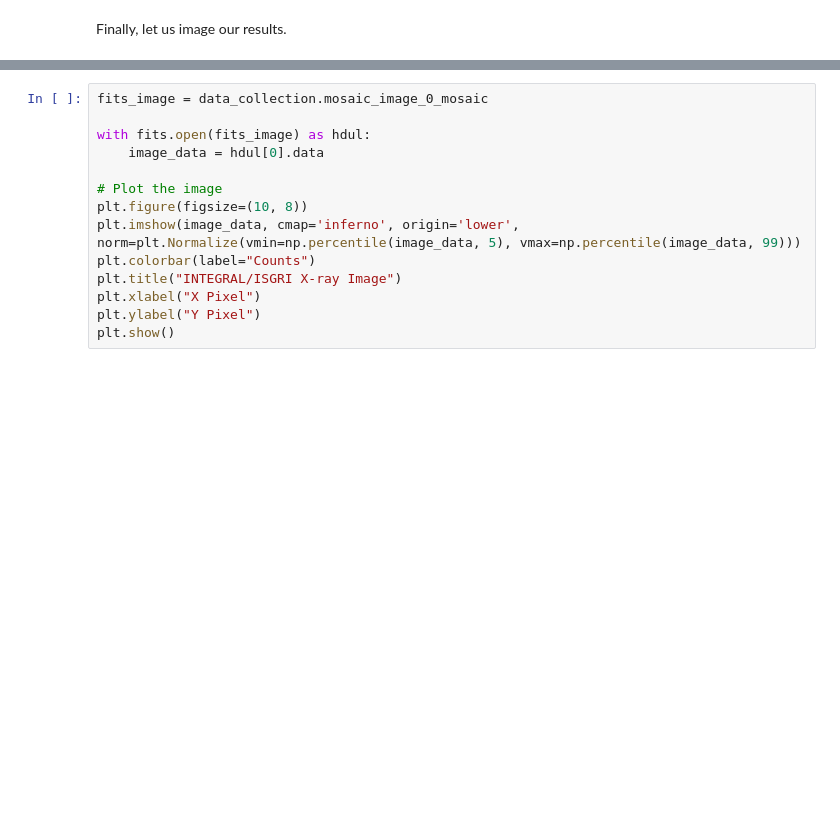
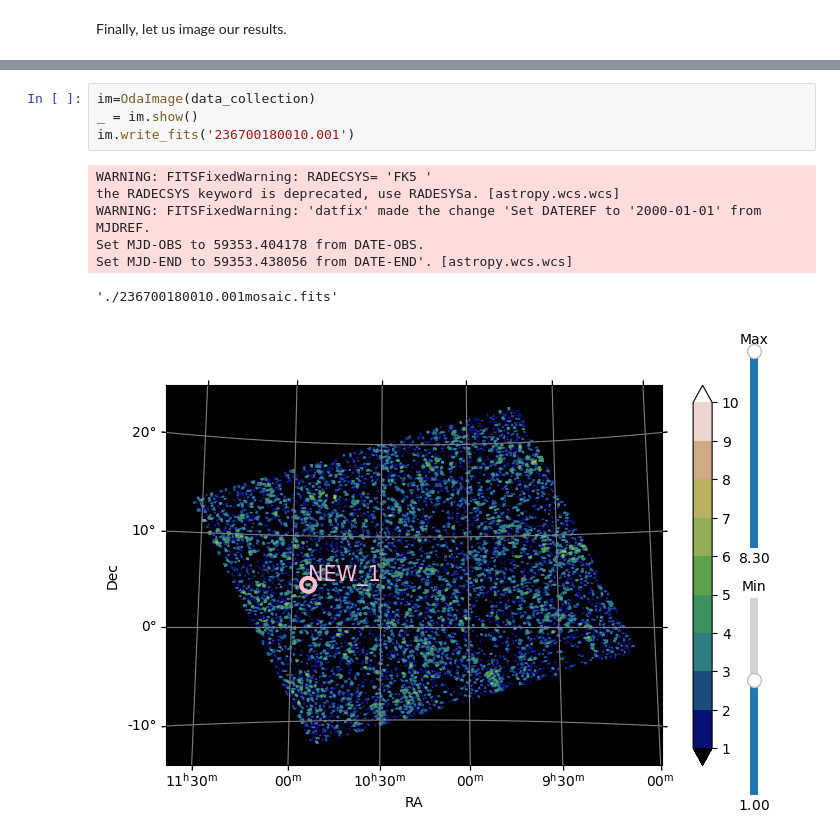
Before and after one commit to interstellxr/jupiter-xray-analysis, a Jupyter notebook: jupiterquery.ipynb, the cells around one changed output, grey strips where cells are left out. Cells and saved outputs as stored; diff of their text form; blank space fills up the shorter version.

Commit message:
First ScW image.

```diff
--- a/jupiterquery.ipynb
+++ b/jupiterquery.ipynb
@@ -282,14 +338,12 @@ Finally, let us image our results.
 # %%
-fits_image = data_collection.mosaic_image_0_mosaic
-
-with fits.open(fits_image) as hdul:
-    image_data = hdul[0].data
-
-# Plot the image
-plt.figure(figsize=(10, 8))
-plt.imshow(image_data, cmap='inferno', origin='lower', norm=plt.Normalize(vmin=np.percentile(image_data, 5), vmax=np.percentile(image_data, 99)))
-plt.colorbar(label="Counts")
-plt.title("INTEGRAL/ISGRI X-ray Image")
-plt.xlabel("X Pixel")
-plt.ylabel("Y Pixel")
-plt.show()
+im=OdaImage(data_collection)
+_ = im.show()
+im.write_fits('236700180010.001')
+# %% [output]
+WARNING: FITSFixedWarning: RADECSYS= 'FK5 '
+the RADECSYS keyword is deprecated, use RADESYSa. [astropy.wcs.wcs]
+WARNING: FITSFixedWarning: 'datfix' made the change 'Set DATEREF to '2000-01-01' from MJDREF.
+Set MJD-OBS to 59353.404178 from DATE-OBS.
+Set MJD-END to 59353.438056 from DATE-END'. [astropy.wcs.wcs]
+'./236700180010.001mosaic.fits'
+[figure, added]
```
Also changed, not shown: parts of 7 cells of this notebook, 1 other file.
